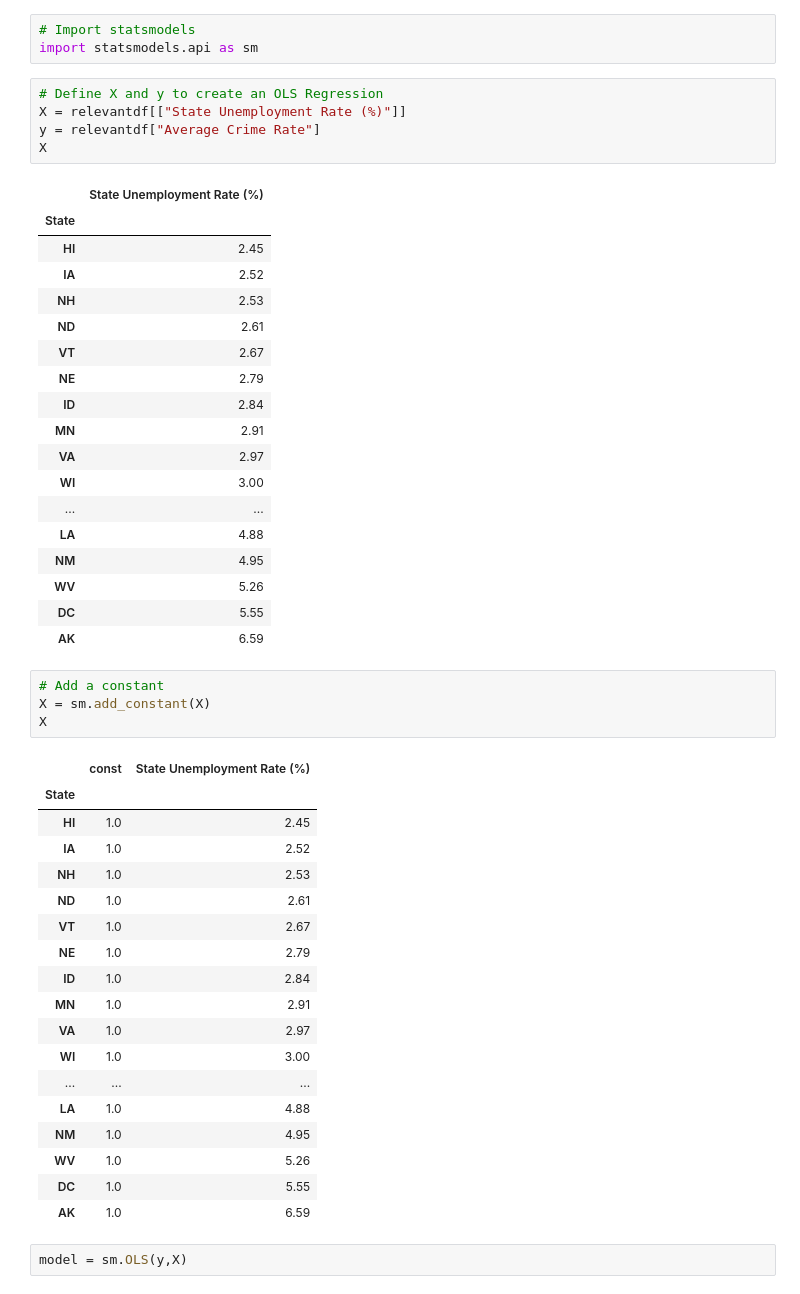
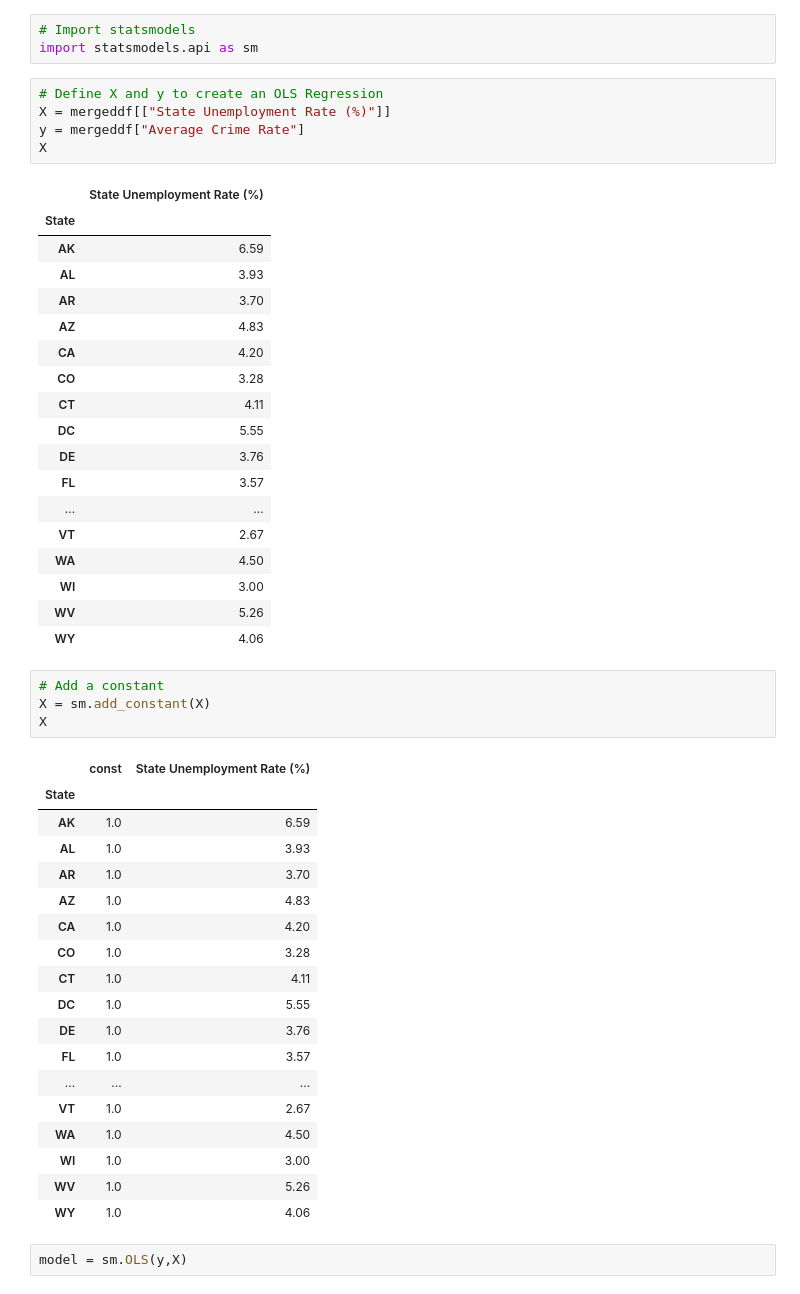
Before and after one commit to prakashbalasubramaniam/The_Incredible_Quad, a Jupyter notebook: Catherine/Crime and Unemployment Analysis.ipynb, the cells around one changed output. Cells and saved outputs as stored; diff of their text form.

```diff
--- a/Catherine/Crime and Unemployment Analysis.ipynb
+++ b/Catherine/Crime and Unemployment Analysis.ipynb
@@ -459,28 +379,28 @@ Ttest_indResult(statistic=10.29494437294352, pvalue=5.987422407746846e-14)
 import statsmodels.api as sm
 # %%
 # Define X and y to create an OLS Regression
-X = relevantdf[["State Unemployment Rate (%)"]]
-y = relevantdf["Average Crime Rate"]
+X = mergeddf[["State Unemployment Rate (%)"]]
+y = mergeddf["Average Crime Rate"]
 X
 # %% [output]
 |  | State Unemployment Rate (%) |
 | State |  |
-| HI | 2.45 |
-| IA | 2.52 |
-| NH | 2.53 |
-| ND | 2.61 |
+| AK | 6.59 |
+| AL | 3.93 |
+| AR | 3.70 |
+| AZ | 4.83 |
+| CA | 4.20 |
+| CO | 3.28 |
+| CT | 4.11 |
+| DC | 5.55 |
+| DE | 3.76 |
+| FL | 3.57 |
+| ... | ... |
 | VT | 2.67 |
-| NE | 2.79 |
-| ID | 2.84 |
-| MN | 2.91 |
-| VA | 2.97 |
+| WA | 4.50 |
 | WI | 3.00 |
-| ... | ... |
-| LA | 4.88 |
-| NM | 4.95 |
 | WV | 5.26 |
-| DC | 5.55 |
-| AK | 6.59 |
+| WY | 4.06 |
 # %%
 # Add a constant
 X = sm.add_constant(X)
@@ -488,22 +408,22 @@ X
 # %% [output]
 |  | const | State Unemployment Rate (%) |
 | State |  |  |
-| HI | 1.0 | 2.45 |
-| IA | 1.0 | 2.52 |
-| NH | 1.0 | 2.53 |
-| ND | 1.0 | 2.61 |
+| AK | 1.0 | 6.59 |
+| AL | 1.0 | 3.93 |
+| AR | 1.0 | 3.70 |
+| AZ | 1.0 | 4.83 |
+| CA | 1.0 | 4.20 |
+| CO | 1.0 | 3.28 |
+| CT | 1.0 | 4.11 |
+| DC | 1.0 | 5.55 |
+| DE | 1.0 | 3.76 |
+| FL | 1.0 | 3.57 |
+| ... | ... | ... |
 | VT | 1.0 | 2.67 |
-| NE | 1.0 | 2.79 |
-| ID | 1.0 | 2.84 |
-| MN | 1.0 | 2.91 |
-| VA | 1.0 | 2.97 |
+| WA | 1.0 | 4.50 |
 | WI | 1.0 | 3.00 |
-| ... | ... | ... |
-| LA | 1.0 | 4.88 |
-| NM | 1.0 | 4.95 |
 | WV | 1.0 | 5.26 |
-| DC | 1.0 | 5.55 |
-| AK | 1.0 | 6.59 |
+| WY | 1.0 | 4.06 |
 # %%
 model = sm.OLS(y,X)
 # %%
```
Also changed, not shown: parts of 26 cells of this notebook, 8 other files.
